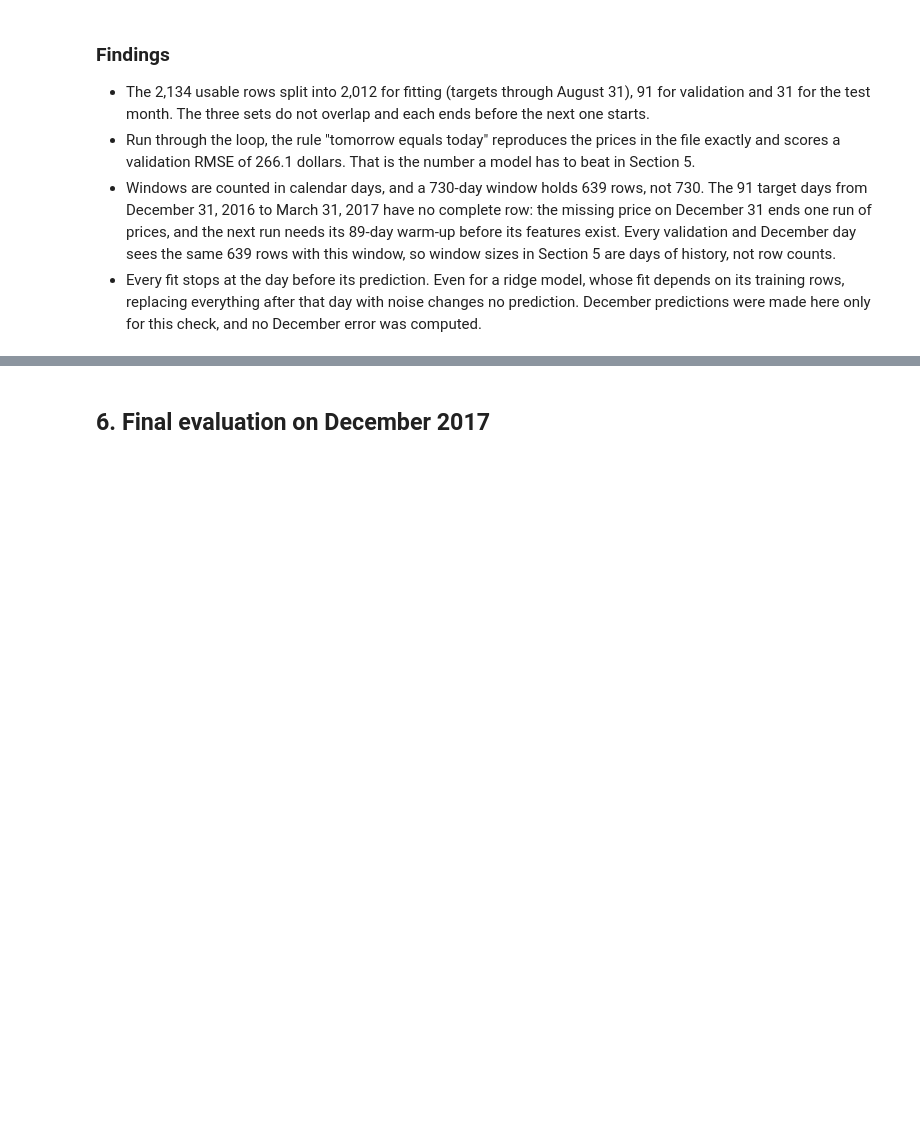
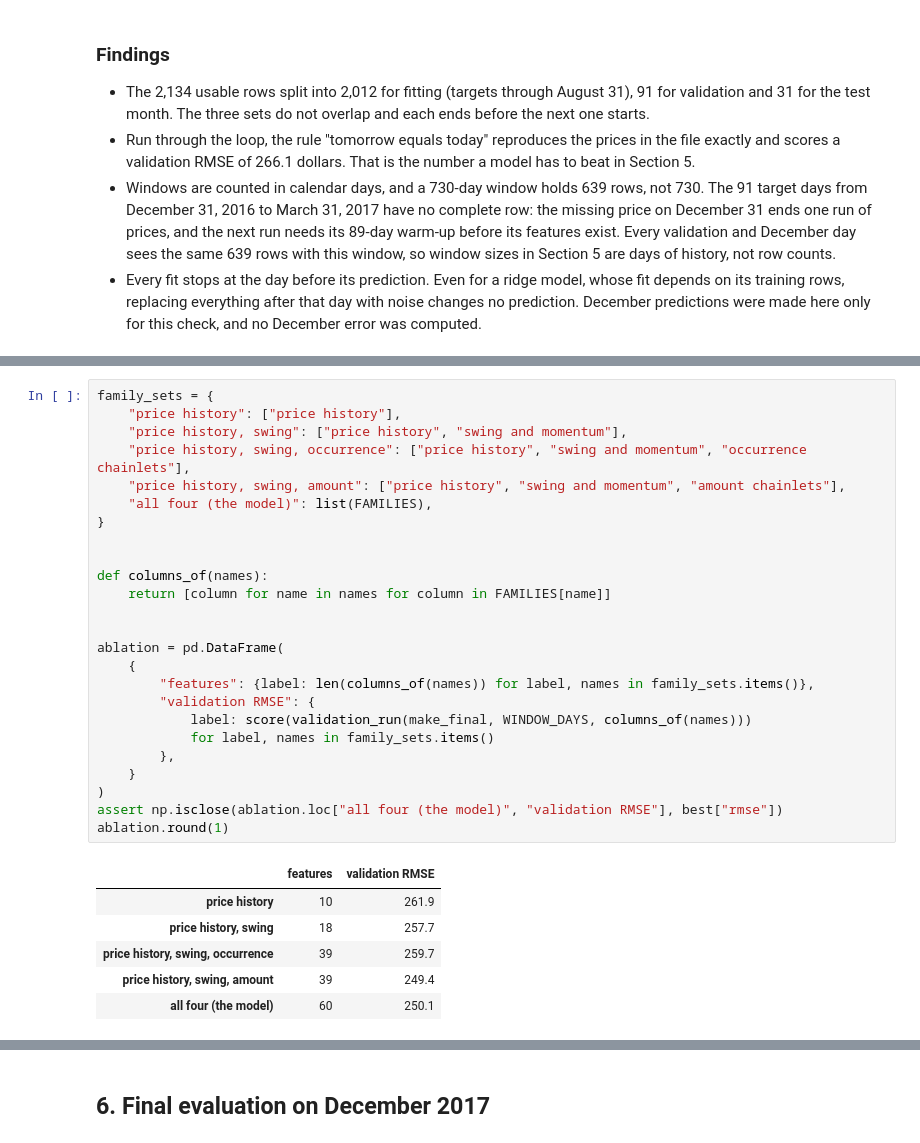
Before and after one commit to alexhubenthal/alexhubenthal-btc-chainlet-hw2, a Jupyter notebook: btc_chainlet_xai.ipynb, the cells around one changed output, grey strips where cells are left out. Drawn from its saved outputs; the diff is of its cells as text; blank space fills up the shorter version.

```diff
--- a/btc_chainlet_xai.ipynb
+++ b/btc_chainlet_xai.ipynb
@@ -919,0 +1056,32 @@ assert_no_leak(table, scenarios, make_ridge, CHECK_WINDOW_DAYS)
+# %%
+family_sets = {
+    "price history": ["price history"],
+    "price history, swing": ["price history", "swing and momentum"],
+    "price history, swing, occurrence": ["price history", "swing and momentum", "occurrence chainlets"],
+    "price history, swing, amount": ["price history", "swing and momentum", "amount chainlets"],
+    "all four (the model)": list(FAMILIES),
+}
+
+
+def columns_of(names):
+    return [column for name in names for column in FAMILIES[name]]
+
+
+ablation = pd.DataFrame(
+    {
+        "features": {label: len(columns_of(names)) for label, names in family_sets.items()},
+        "validation RMSE": {
+            label: score(validation_run(make_final, WINDOW_DAYS, columns_of(names)))
+            for label, names in family_sets.items()
+        },
+    }
+)
+assert np.isclose(ablation.loc["all four (the model)", "validation RMSE"], best["rmse"])
+ablation.round(1)
+# %% [output]
+|  | features | validation RMSE |
+| price history | 10 | 261.9 |
+| price history, swing | 18 | 257.7 |
+| price history, swing, occurrence | 39 | 259.7 |
+| price history, swing, amount | 39 | 249.4 |
+| all four (the model) | 60 | 250.1 |
```
Also changed, not shown: parts of 10 cells of this notebook.
